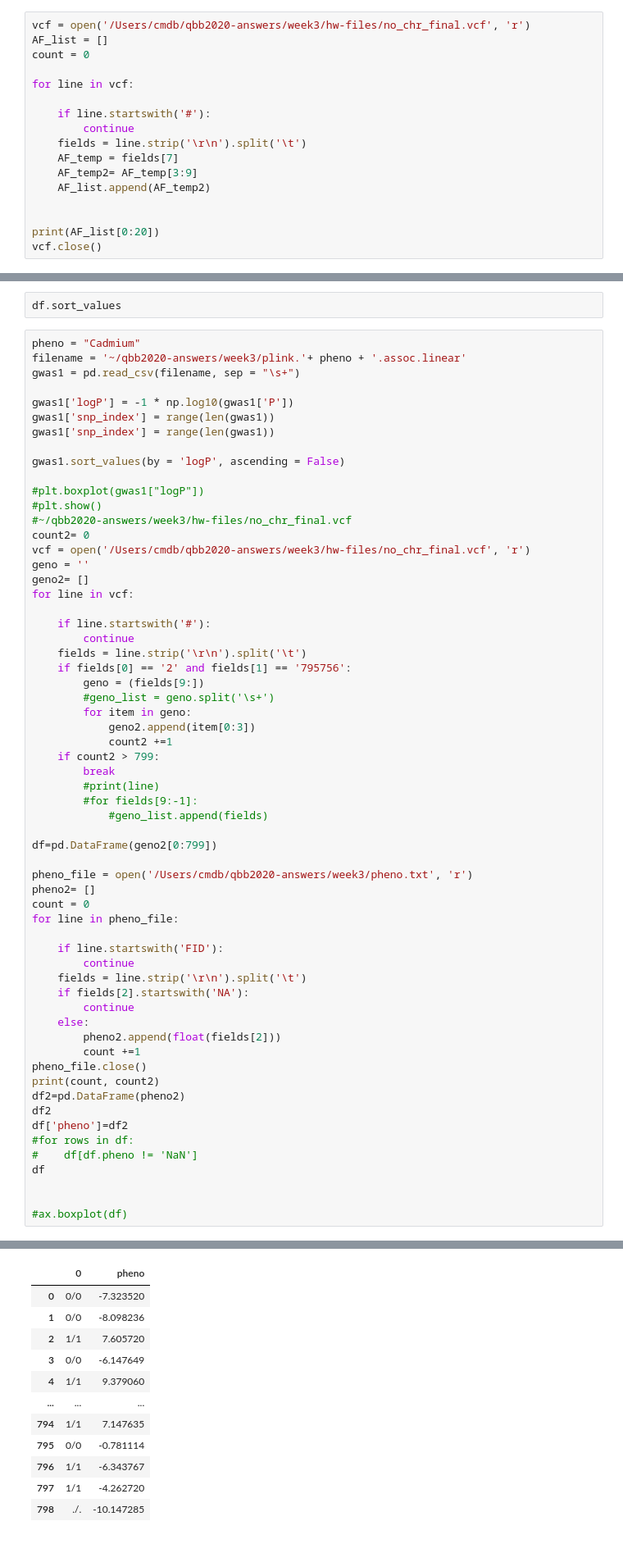
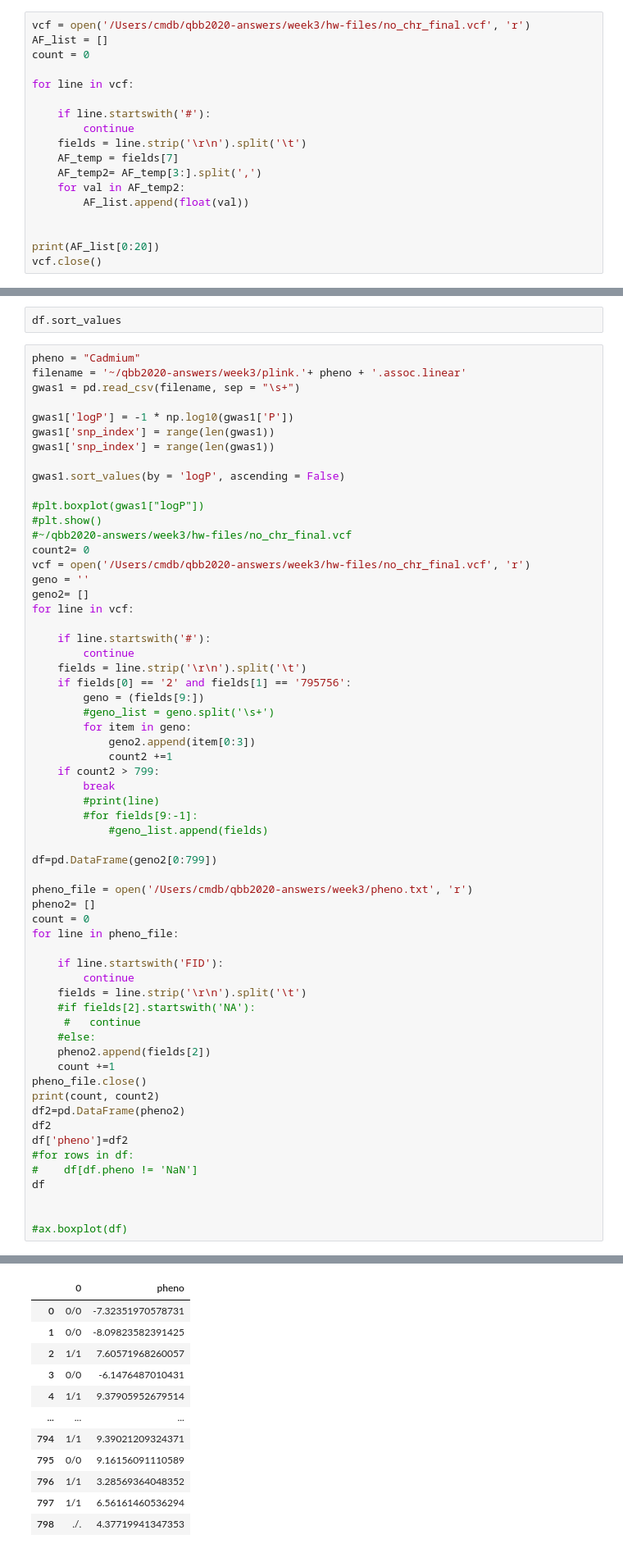
Before and after one commit to chende35/qbb2020-answers, a Jupyter notebook: week3/hw2-week3.ipynb, the cells around one changed output, grey strips where cells are left out. Shown at 82% size. Drawn from its saved outputs; the diff is of its cells as text.

```diff
--- a/week3/hw2-week3.ipynb
+++ b/week3/hw2-week3.ipynb
@@ -88,8 +88,9 @@ for line in vcf:
         continue
     fields = line.strip('\r\n').split('\t')
     AF_temp = fields[7]
-    AF_temp2= AF_temp[3:9]
-    AF_list.append(AF_temp2)
+    AF_temp2= AF_temp[3:].split(',')
+    for val in AF_temp2:
+        AF_list.append(float(val))
 
 
 print(AF_list[0:20])
@@ -352,11 +264,11 @@ for line in pheno_file:
     if line.startswith('FID'):
         continue
     fields = line.strip('\r\n').split('\t')
-    if fields[2].startswith('NA'):
-        continue
-    else:
-        pheno2.append(float(fields[2]))
-        count +=1
+    #if fields[2].startswith('NA'):
+     #   continue
+    #else:
+    pheno2.append(fields[2])
+    count +=1
 pheno_file.close()
 print(count, count2)
 df2=pd.DataFrame(pheno2)
@@ -373,13 +285,13 @@ df
 |  | 0 | pheno |
-| 0 | 0/0 | -7.323520 |
-| 1 | 0/0 | -8.098236 |
-| 2 | 1/1 | 7.605720 |
-| 3 | 0/0 | -6.147649 |
-| 4 | 1/1 | 9.379060 |
+| 0 | 0/0 | -7.32351970578731 |
+| 1 | 0/0 | -8.09823582391425 |
+| 2 | 1/1 | 7.60571968260057 |
+| 3 | 0/0 | -6.1476487010431 |
+| 4 | 1/1 | 9.37905952679514 |
 | ... | ... | ... |
-| 794 | 1/1 | 7.147635 |
-| 795 | 0/0 | -0.781114 |
-| 796 | 1/1 | -6.343767 |
-| 797 | 1/1 | -4.262720 |
-| 798 | ./. | -10.147285 |
+| 794 | 1/1 | 9.39021209324371 |
+| 795 | 0/0 | 9.16156091110589 |
+| 796 | 1/1 | 3.28569364048352 |
+| 797 | 1/1 | 6.56161460536294 |
+| 798 | ./. | 4.37719941347353 |
 799 rows × 2 columns
```
Also changed, not shown: parts of 10 cells of this notebook.
